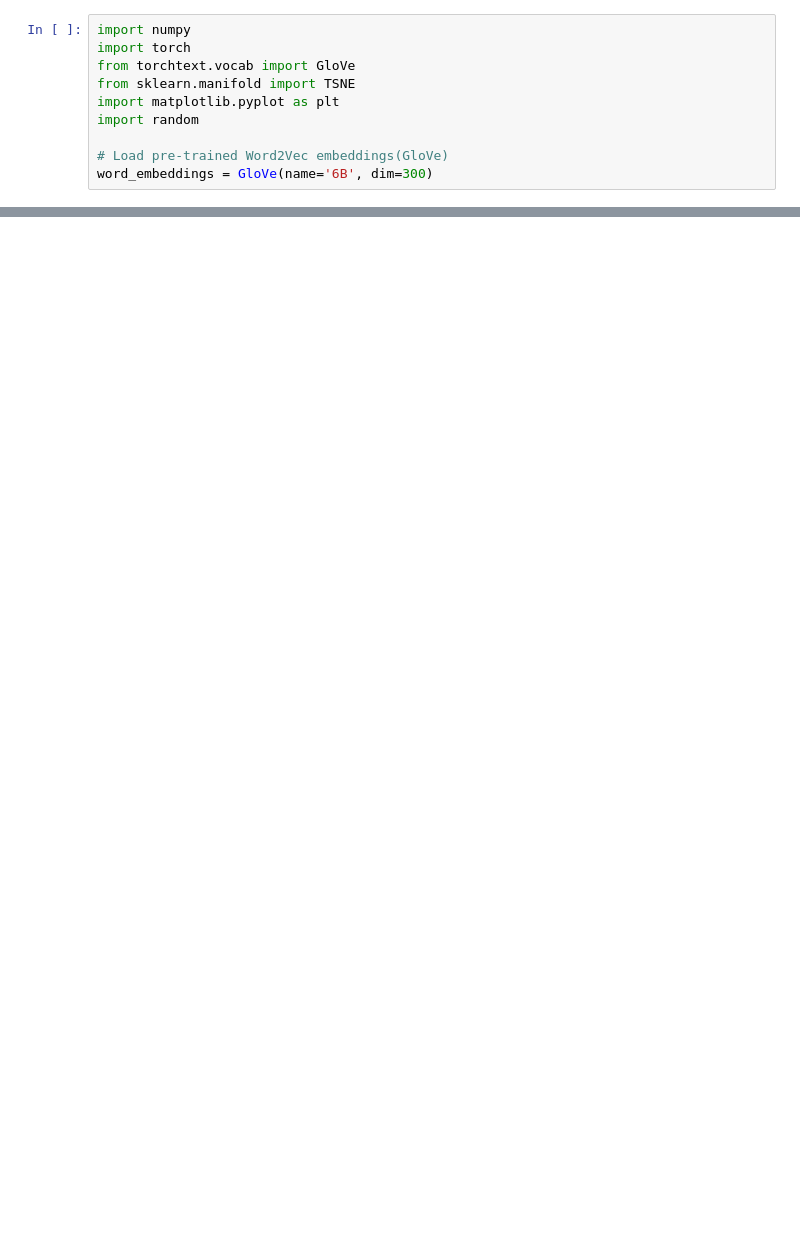
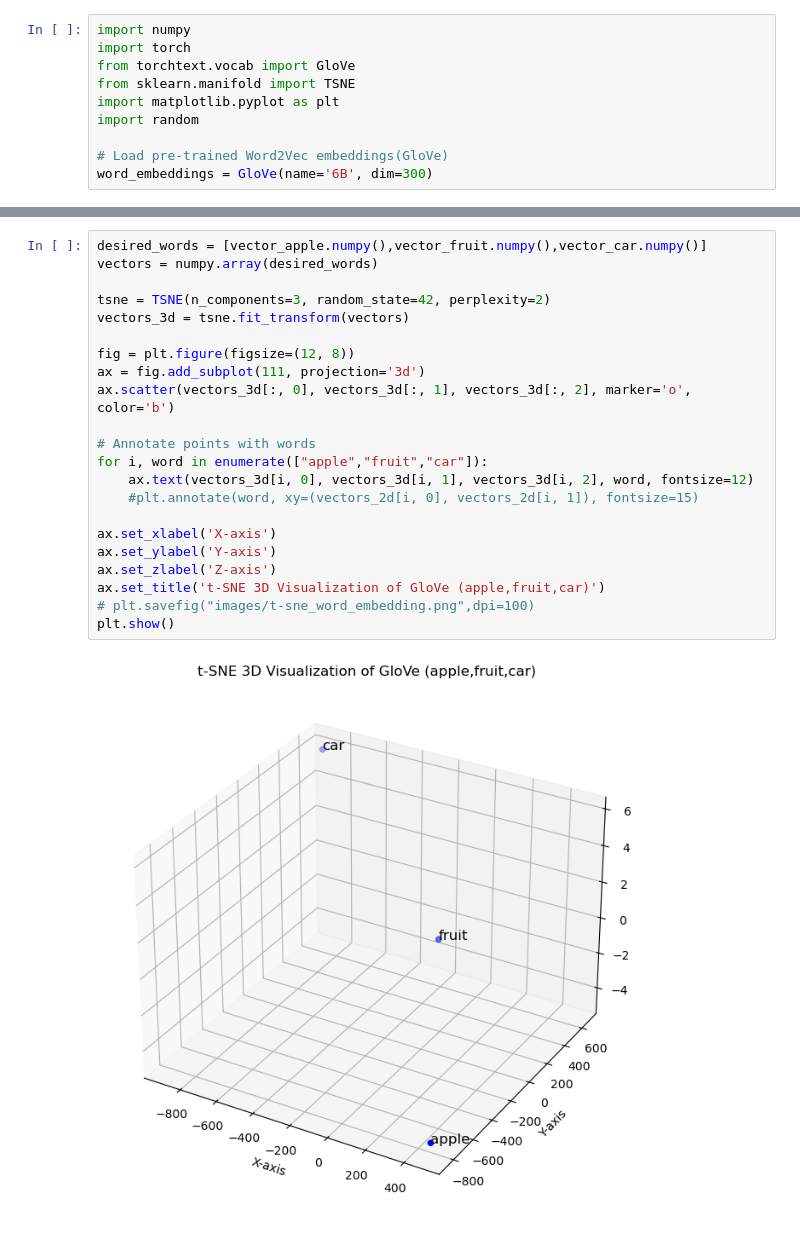
Before and after one commit to Ardakacd/early-alzhemir-detection, a Jupyter notebook: word-embedding-tsne-example.ipynb, the cells around one changed output, grey strips where cells are left out. Saved outputs shown, nothing was run; the diff lists cells and outputs as text; blank space fills up the shorter version.

```diff
--- a/word-embedding-tsne-example.ipynb
+++ b/word-embedding-tsne-example.ipynb
@@ -47 +47,25 @@ Similarity score between 'car' and 'fruit': 0.1191381961107254
+# %%
+desired_words = [vector_apple.numpy(),vector_fruit.numpy(),vector_car.numpy()]
+vectors = numpy.array(desired_words)
+
+tsne = TSNE(n_components=3, random_state=42, perplexity=2)
+vectors_3d = tsne.fit_transform(vectors)
+
+fig = plt.figure(figsize=(12, 8))
+ax = fig.add_subplot(111, projection='3d')
+ax.scatter(vectors_3d[:, 0], vectors_3d[:, 1], vectors_3d[:, 2], marker='o', color='b')
+
+# Annotate points with words
+for i, word in enumerate(["apple","fruit","car"]):
+    ax.text(vectors_3d[i, 0], vectors_3d[i, 1], vectors_3d[i, 2], word, fontsize=12)
+    #plt.annotate(word, xy=(vectors_2d[i, 0], vectors_2d[i, 1]), fontsize=15)
+
+ax.set_xlabel('X-axis')
+ax.set_ylabel('Y-axis')
+ax.set_zlabel('Z-axis')
+ax.set_title('t-SNE 3D Visualization of GloVe (apple,fruit,car)')
+# plt.savefig("images/t-sne_word_embedding.png",dpi=100)
+plt.show()
+# %% [output]
+[figure, added]
 # %%
```
Also changed, not shown: parts of 4 cells of this notebook.
